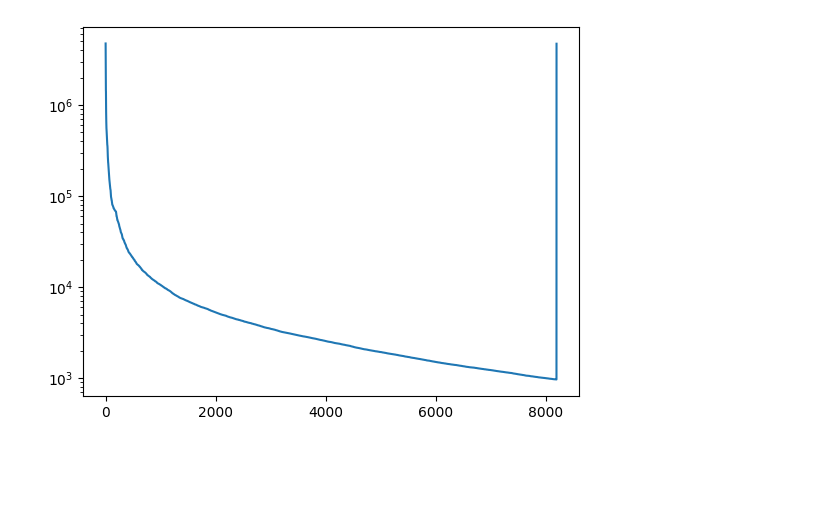
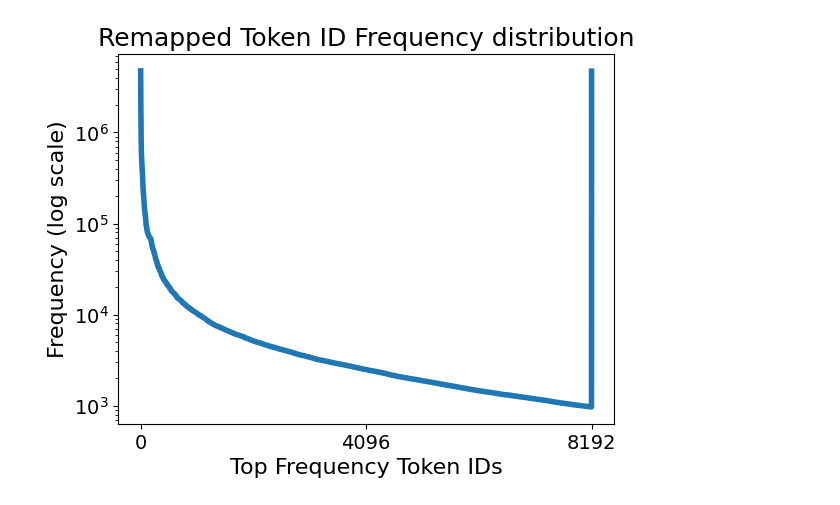
Before and after one commit to Xrelifen/EdgeAI_Final, a Jupyter notebook: jupyter_notebooks/dataset_word_frequency.ipynb, the cells around one changed output. Saved outputs shown, nothing was run; the diff lists cells and outputs as text; code cells hidden in the pictures; blank space fills up the shorter version.

```diff
--- a/jupyter_notebooks/dataset_word_frequency.ipynb
+++ b/jupyter_notebooks/dataset_word_frequency.ipynb
@@ -155,17 +155,25 @@ token_id_freq_plt = dict(token_id_freq)
 token_id_freq_plt = sorted(token_id_freq_plt.items(), key=lambda x: x[1], reverse=True)
 token_id_freq_plt = list(zip(*token_id_freq_plt))
 
-plt.plot(token_id_freq_plt[1])
+
+plt.plot(token_id_freq_plt[1], linewidth=4)
+
+plt.rcParams.update({'font.size': 14})
+plt.xticks([0, 4096, 8192, 32000], [0, 4096, 8192, 32000])
 plt.yscale("log")
+plt.xlabel("Top Frequency Token IDs", fontsize=16)
+plt.ylabel("Frequency (log scale)", fontsize=16)
+plt.title("Token ID Frequency in ShareGPT Dataset", fontsize=18)
+
 
 #draw a line in 4096
-plt.axvline(x=4096, color='r', linestyle='--')
+plt.axvline(x=4096, color='r', linestyle='--', linewidth=2)
 
 #draw a line in 8192
-plt.axvline(x=8192, color='g', linestyle='--')
+plt.axvline(x=8192, color='g', linestyle='--', linewidth=2)
 
 # draw a line at 1000 threshold
-plt.axhline(y=1000, color='b', linestyle='--')
+plt.axhline(y=1000, color='b', linestyle='--', linewidth=2)
 
 plt.show()
 # %% [output]
@@ -198,31 +206,31 @@ torch.save(top_token_ids_freq, f"top_{KEEP_TOP_N}_id_map_freq.pt")
 # %%
 # sum all the values after 8191 to 8191, and plot
 token_id_freq_test = dict(token_id_freq)
 token_id_freq_test = sorted(token_id_freq_test.items(), key=lambda x: x[1], reverse=True)
 # sum all the values after 8191 to 8191
-
-
 
 def sum_after_num(token_id_freq_test, num=8192):
     token_id_freq_test = list(token_id_freq_test)
 
     # token_id_freq_test[8191] = sum(token_id_freq_test[8191:])
     total = 0
     for i in range(num-1, len(token_id_freq_test)):
         total += token_id_freq_test[i][1]
     token_id_freq_test[num-1] = (token_id_freq_test[num-1][0], total)
     token_id_freq_test = token_id_freq_test[:num]
     return token_id_freq_test
 
 token_id_freq_test = sum_after_num(token_id_freq_test, num=KEEP_TOP_N)
 token_id_freq_test = list(zip(*token_id_freq_test))
 
-plt.plot(token_id_freq_test[1])
+
+plt.plot(token_id_freq_test[1], linewidth=4)
+plt.xticks([0, 4096, 8192], [0, 4096, 8192])
 plt.yscale("log")
-
-#draw a line in 8192
-# plt.axvline(x=8192, color='r', linestyle='--')
+plt.xlabel("Top Frequency Token IDs", fontsize=16)
+plt.ylabel("Frequency (log scale)", fontsize=16)
+plt.title("Remapped Token ID Frequency distribution", fontsize=18)
 
 plt.show()
 # %% [output]
-[figure, old version]
+[figure, new version]
```
Also changed, not shown: parts of 2 cells of this notebook.
